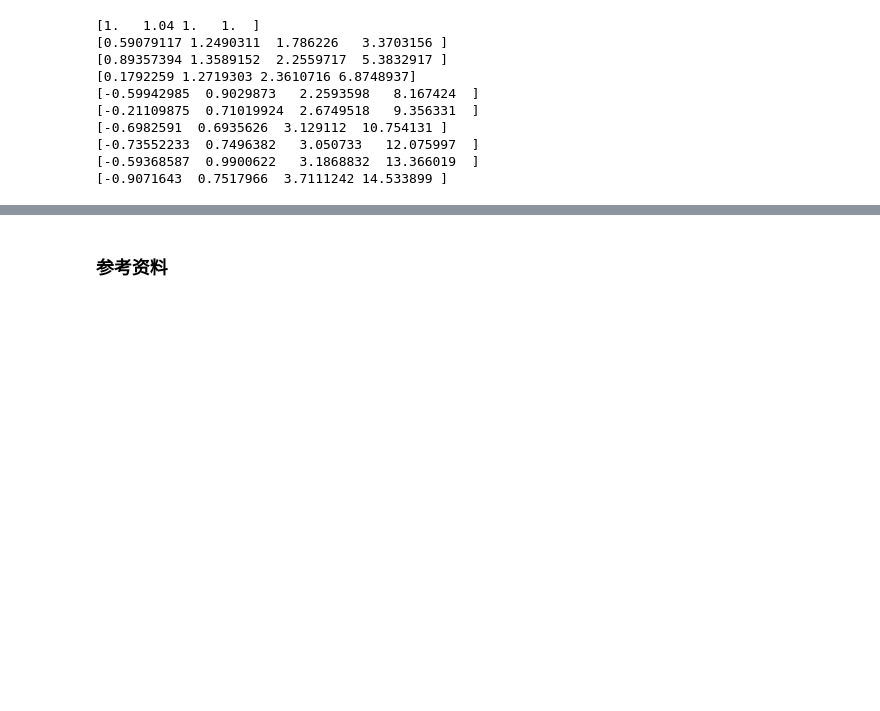
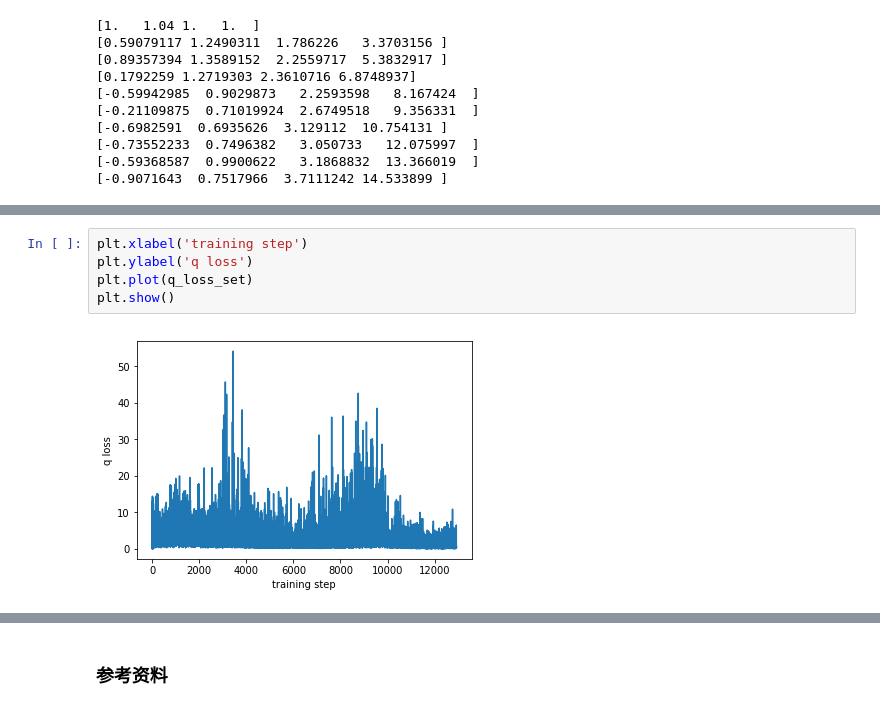
Before and after one commit to Wangjw6/research, a Jupyter notebook: ML/Others/Reinforcement Learning.ipynb, the cells around one changed output, grey strips where cells are left out. Drawn from its saved outputs; the diff is of its cells as text; blank space fills up the shorter version.

```diff
--- a/ML/Others/Reinforcement Learning.ipynb
+++ b/ML/Others/Reinforcement Learning.ipynb
@@ -502,0 +734,7 @@ for i in range(num_episodes):
+# %%
+plt.xlabel('training step')
+plt.ylabel('q loss')
+plt.plot(q_loss_set)
+plt.show()
+# %% [output]
+[figure, added]
```
Also changed, not shown: parts of 18 cells of this notebook.
